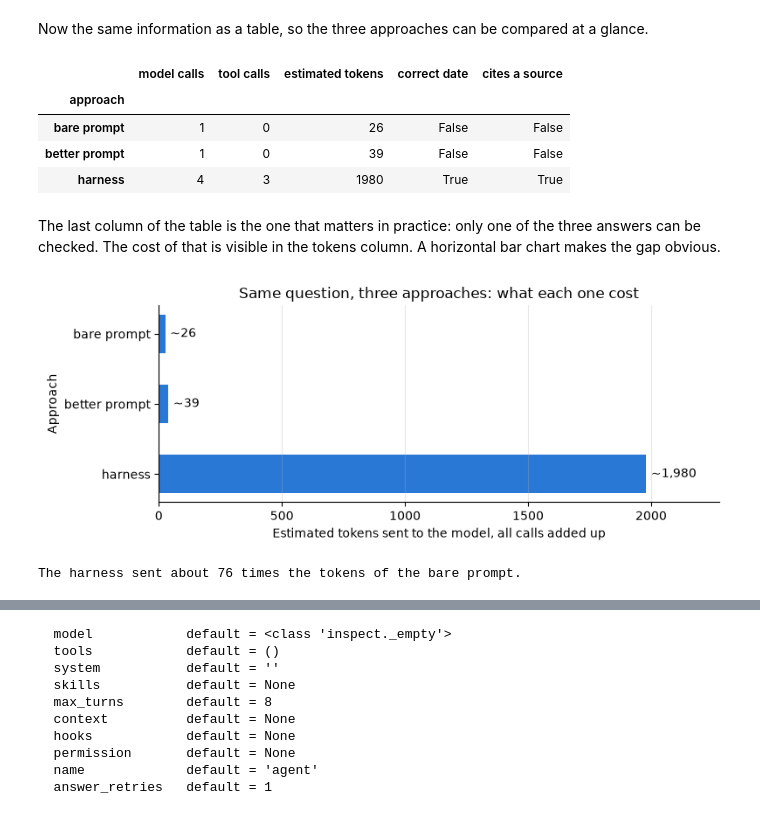
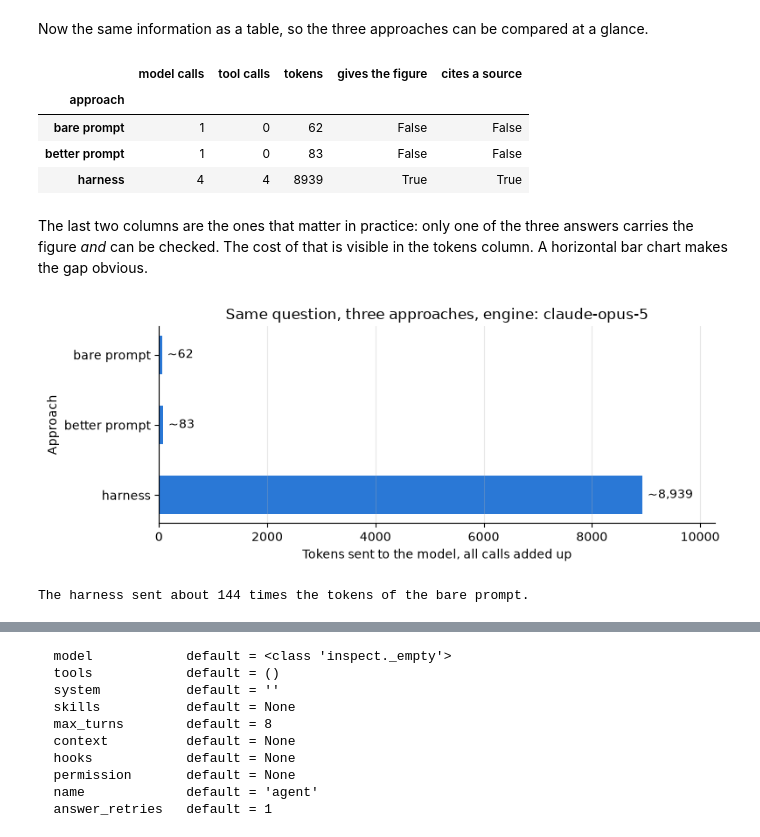
Before and after one commit to maglionejm/fontys-tech-exercises, a Jupyter notebook: M5 - Harness Engineering/01-from-prompts-to-harnesses.ipynb, the cells around one changed output, grey strips where cells are left out. Cells and saved outputs as stored; diff of their text form; code cells hidden in the pictures.

```diff
--- a/M5 - Harness Engineering/01-from-prompts-to-harnesses.ipynb
+++ b/M5 - Harness Engineering/01-from-prompts-to-harnesses.ipynb
@@ -313,6 +373,6 @@ Wrong year, wrong company, no source, delivered with full confidence. Nothing in
 # %%
-prompted = Agent(ScriptedModel(prompted_policy, "prompted"),
-                 system="You are a careful assistant. If you are not sure, say so.", name="prompted")
+model, system = model_for("prompted")
+prompted = Agent(model, system=system, name="prompted")
 r_prompted = prompted.run(QUESTION)
 print(r_prompted.answer)
 # %% [output]
@@ -324,7 +384,6 @@ Better manners, same facts. The prompt changed how the model *talks* about what
 # %%
-harnessed = Agent(ScriptedModel(research_policy, "research"),
-                  tools=[search_docs, read_doc, check_citation],
-                  system="Answer from the library and cite.", name="harnessed")
+model, system = model_for("research")
+harnessed = Agent(model, tools=[search_docs, read_doc, check_citation], system=system, name="harnessed")
 r_harness = harnessed.run(QUESTION)
 print(r_harness.answer)
 # %% [output]
@@ -360,43 +420,48 @@ Now the same information as a table, so the three approaches can be compared at
 # %%
 import pandas as pd
 
-rows = []
-for label, r in [("bare prompt", r_bare), ("better prompt", r_prompted), ("harness", r_harness)]:
-    rows.append({"approach": label,
-                 "model calls": r.turns,
-                 "tool calls": len(r.trace.tool_calls()),
-                 "estimated tokens": r.tokens,
-                 "correct date": "25 November 2024" in r.answer,
-                 "cites a source": "[source:" in r.answer})
-summary = pd.DataFrame(rows).set_index("approach")
+
+def summarize(runs):
+    rows = []
+    for label, r in runs:
+        rows.append({"approach": label,
+                     "model calls": r.turns,
+                     "tool calls": len(r.trace.tool_calls()),
+                     "tokens": r.tokens,
+                     "gives the figure": "4.4" in r.answer,
+                     "cites a source": "[source:" in r.answer})
+    return pd.DataFrame(rows).set_index("approach")
+
+
+summary = summarize([("bare prompt", r_bare), ("better prompt", r_prompted), ("harness", r_harness)])
 summary
 # %% [output]
-|  | model calls | tool calls | estimated tokens | correct date | cites a source |
+|  | model calls | tool calls | tokens | gives the figure | cites a source |
 | approach |  |  |  |  |  |
-| bare prompt | 1 | 0 | 26 | False | False |
-| better prompt | 1 | 0 | 39 | False | False |
-| harness | 4 | 3 | 1980 | True | True |
+| bare prompt | 1 | 0 | 62 | False | False |
+| better prompt | 1 | 0 | 83 | False | False |
+| harness | 4 | 4 | 8939 | True | True |
 # %% [markdown]
-The last column of the table is the one that matters in practice: only one of the three answers can be checked. The cost of that is visible in the tokens column. A horizontal bar chart makes the gap obvious.
+The last two columns are the ones that matter in practice: only one of the three answers carries the figure *and* can be checked. The cost of that is visible in the tokens column. A horizontal bar chart makes the gap obvious.
 # %%
 import matplotlib.pyplot as plt
 
 fig, ax = plt.subplots(figsize=(8, 3.2))
-bars = ax.barh(summary.index, summary["estimated tokens"], color="#2a78d6", height=0.55)
-ax.bar_label(bars, labels=[f"~{t:,}" for t in summary["estimated tokens"]], padding=4)
-ax.set_xlim(0, summary["estimated tokens"].max() * 1.15)
+bars = ax.barh(summary.index, summary["tokens"], color="#2a78d6", height=0.55)
+ax.bar_label(bars, labels=[f"~{t:,}" for t in summary["tokens"]], padding=4)
+ax.set_xlim(0, summary["tokens"].max() * 1.15)
 ax.invert_yaxis()                                   # first approach at the top
-ax.set_xlabel("Estimated tokens sent to the model, all calls added up")
+ax.set_xlabel("Tokens sent to the model, all calls added up")
 ax.set_ylabel("Approach")
-ax.set_title("Same question, three approaches: what each one cost")
+ax.set_title(f"Same question, three approaches, engine: {harnessed.model.name}")
 ax.spines[["top", "right"]].set_visible(False)
 ax.grid(axis="x", alpha=0.3)
 plt.tight_layout()
 plt.show()
 
-ratio = r_harness.tokens / r_bare.tokens
+ratio = r_harness.tokens / max(r_bare.tokens, 1)
 print(f"The harness sent about {ratio:.0f} times the tokens of the bare prompt.")
 # %% [output]
-[figure, old version]
+[figure, new version]
-The harness sent about 76 times the tokens of the bare prompt.
+The harness sent about 144 times the tokens of the bare prompt.
 # %% [markdown]
```
Also changed, not shown: parts of 41 cells of this notebook, 1 other file.
